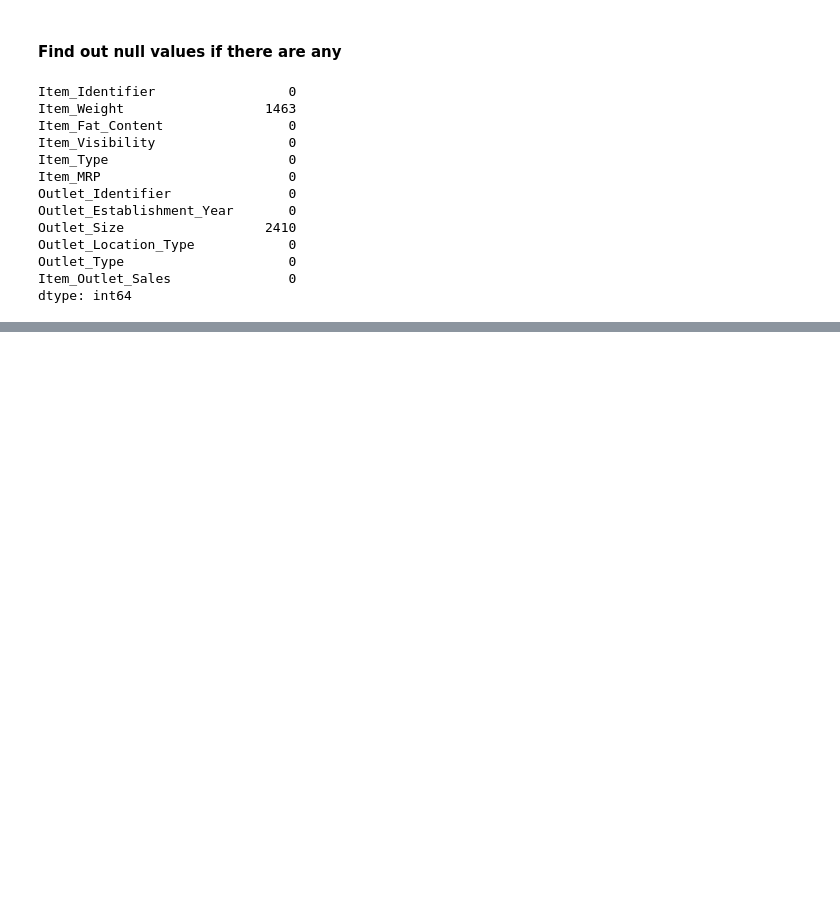
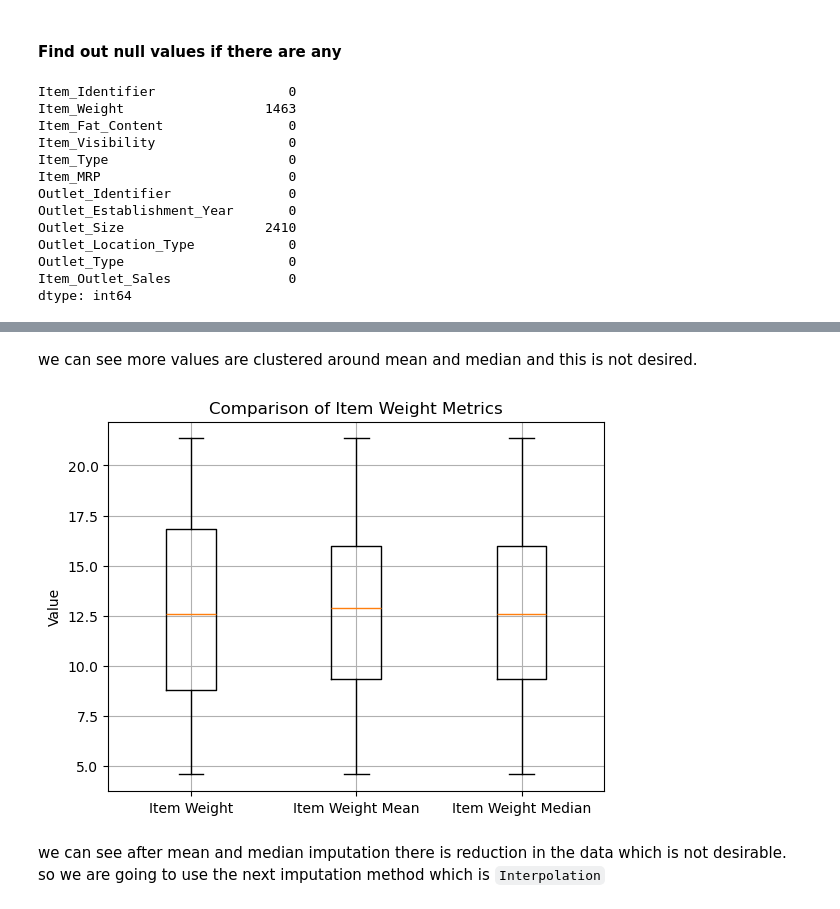
Before and after one commit to VED-PRAKA5H/sales-forecasting, a Jupyter notebook: notebook/eda.ipynb, the cells around one changed output, grey strips where cells are left out. Saved outputs shown, nothing was run; the diff lists cells and outputs as text; code cells hidden in the pictures; blank space fills up the shorter version.

```diff
--- a/notebook/eda.ipynb
+++ b/notebook/eda.ipynb
@@ -85,0 +174,14 @@ dtype: int64
+# %% [markdown]
+we can see more values are clustered around mean and median and this is not desired.
+# %%
+plt.boxplot([df[df['Item_Weight'].notna()]["Item_Weight"], df['Item_Weight_mean'], df['Item_Weight_median']],
+            tick_labels=['Item Weight', 'Item Weight Mean', 'Item Weight Median'])
+plt.title('Comparison of Item Weight Metrics')
+plt.grid()
+plt.ylabel('Value')
+plt.show()
+# %% [output]
+[figure, added]
+# %% [markdown]
+we can see after mean and median imputation there is reduction in the data which is not desirable.\
+so we are going to use the next imputation method which is `Interpolation`
```
Also changed, not shown: parts of 18 cells of this notebook.
